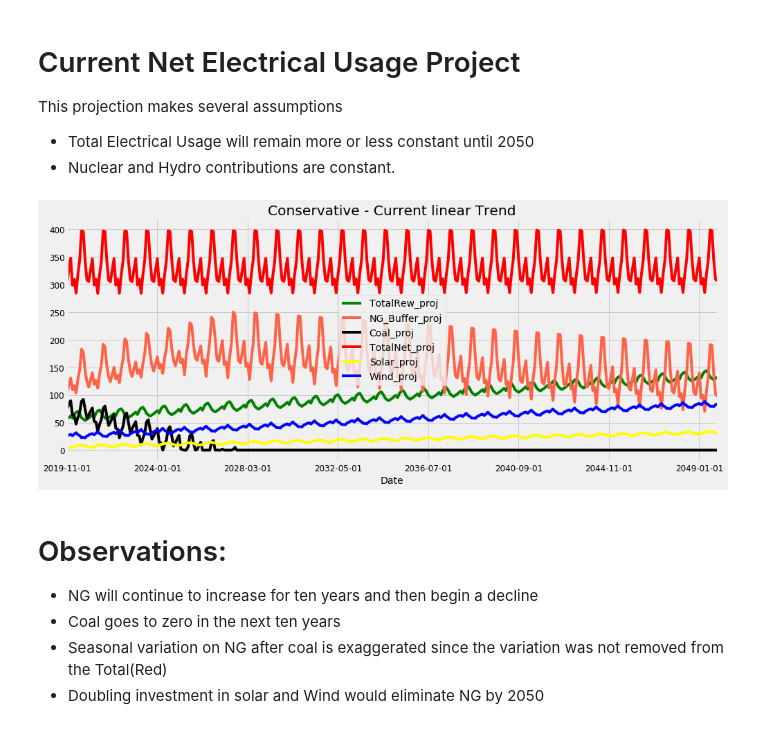
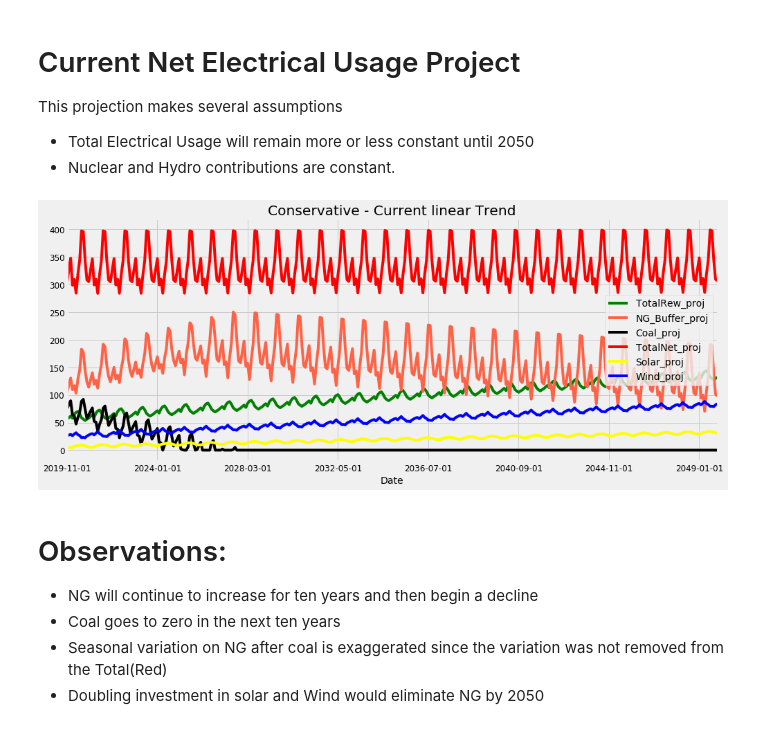
Before and after one commit to Hawkeye3D/Project-3-, a Jupyter notebook: static/python/Analysis 4 - MultiVariate ML.ipynb, the cells around one changed output. Drawn from its saved outputs; the diff is of its cells as text; code cells hidden in the pictures.

```diff
--- a/static/python/Analysis 4 - MultiVariate ML.ipynb
+++ b/static/python/Analysis 4 - MultiVariate ML.ipynb
@@ -694,16 +694,16 @@ This projection makes several assumptions
 # %%
 colors = ['green', 'tomato', 'black','red','yellow','blue']
 c=0
 for i in rev_var:
     i.plot(figsize=(15, 6),color=colors[c])
 #     i.plot()
-    plt.legend()
+    plt.legend(loc='right')
     plt.title("Conservative - Current linear Trend")
     c=c+1
 plt.savefig(baseimgdir + 'NGBuffered_proj.png')
 plt.show()
 # %% [output]
-[figure, old version]
+[figure, new version]
 # %% [markdown]
 # Observations:
  * NG will continue to increase for ten years and then begin a decline
```
Also changed, not shown: 2 other files.
